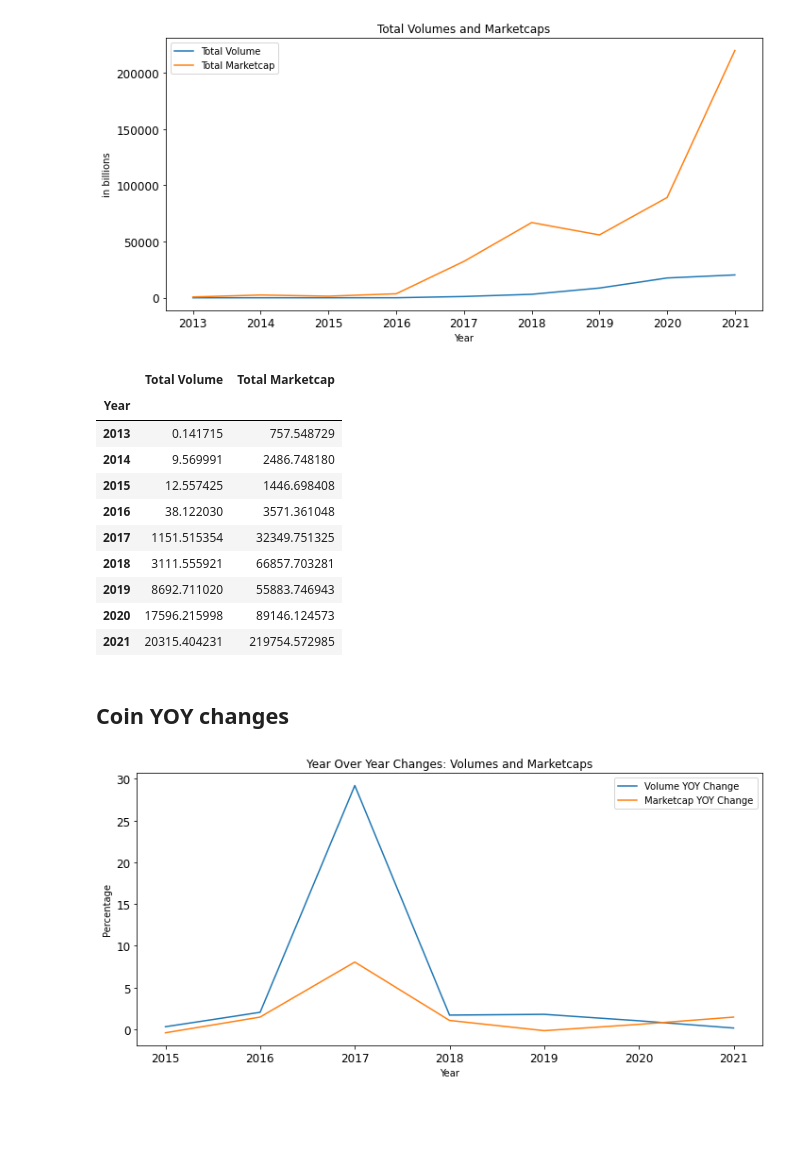
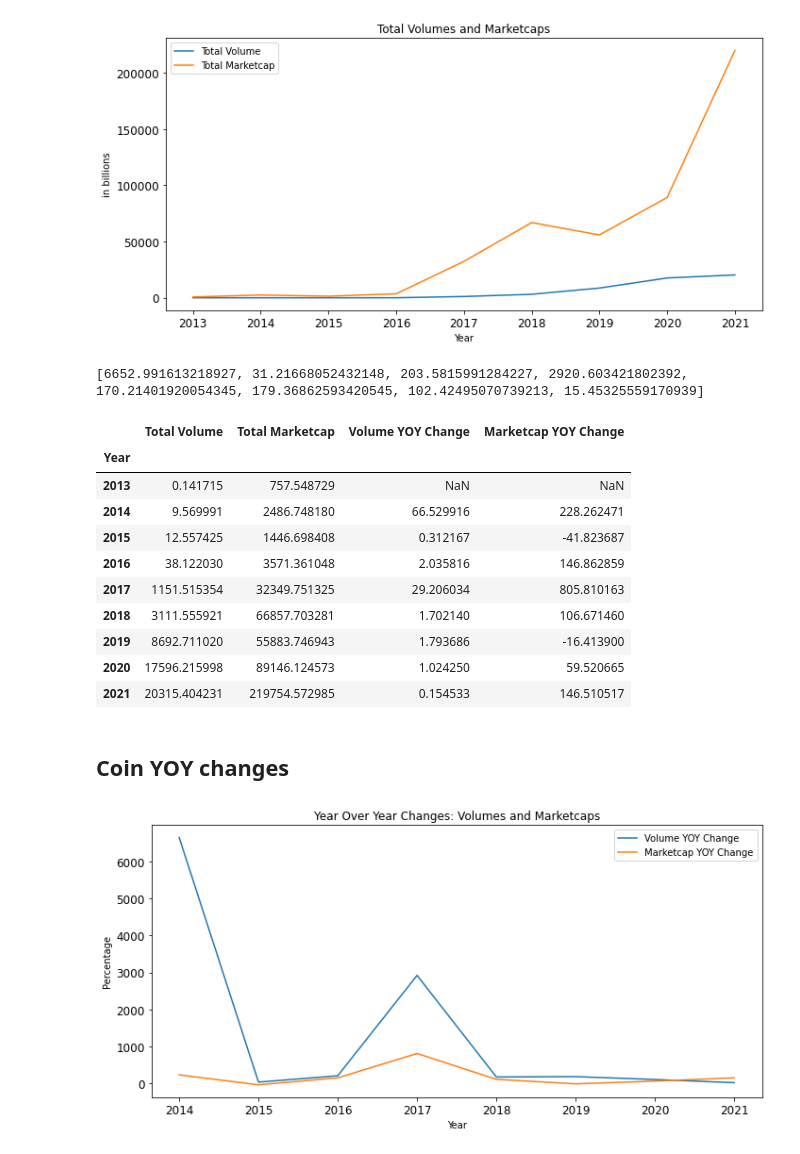
Before and after one commit to WayneJ2/CryptoFutures--Project-1, a Jupyter notebook: CryptoPy_Wayne.ipynb, the cells around one changed output. Cells and saved outputs as stored; diff of their text form; code cells hidden in the pictures; blank space fills up the shorter version.

```diff
--- a/CryptoPy_Wayne.ipynb
+++ b/CryptoPy_Wayne.ipynb
@@ -167,27 +167,41 @@ plt.tight_layout()
 # %% [output]
 [figure]
 # %%
+yoyVol= []
+yoyMC = []
+years = list(totalData_df.index)
+
+for year in years:
+    try:
+        volChange = (totalData_df["Total Volume"][(year+1)] - totalData_df["Total Volume"][year])/totalData_df["Total Volume"][year]
+        mcChange = (totalData_df["Total Volume"][(year+1)] - totalData_df["Total Volume"][year])/totalData_df["Total Volume"][year]
+        yoyVol.append(volChange*100)
+        yoyMC.append(mcChange*100)
+    except (KeyError, IndexError):
+        print()
+print(yoyVol)
 totalData_df
 # %% [output]
+[6652.991613218927, 31.21668052432148, 203.5815991284227, 2920.603421802392, 170.21401920054345, 179.36862593420545, 102.42495070739213, 15.45325559170939]
-|  | Total Volume | Total Marketcap |
-| Year |  |  |
-| 2013 | 0.141715 | 757.548729 |
-| 2014 | 9.569991 | 2486.748180 |
-| 2015 | 12.557425 | 1446.698408 |
-| 2016 | 38.122030 | 3571.361048 |
-| 2017 | 1151.515354 | 32349.751325 |
-| 2018 | 3111.555921 | 66857.703281 |
-| 2019 | 8692.711020 | 55883.746943 |
-| 2020 | 17596.215998 | 89146.124573 |
-| 2021 | 20315.404231 | 219754.572985 |
+|  | Total Volume | Total Marketcap | Volume YOY Change | Marketcap YOY Change |
+| Year |  |  |  |  |
+| 2013 | 0.141715 | 757.548729 | NaN | NaN |
+| 2014 | 9.569991 | 2486.748180 | 66.529916 | 228.262471 |
+| 2015 | 12.557425 | 1446.698408 | 0.312167 | -41.823687 |
+| 2016 | 38.122030 | 3571.361048 | 2.035816 | 146.862859 |
+| 2017 | 1151.515354 | 32349.751325 | 29.206034 | 805.810163 |
+| 2018 | 3111.555921 | 66857.703281 | 1.702140 | 106.671460 |
+| 2019 | 8692.711020 | 55883.746943 | 1.793686 | -16.413900 |
+| 2020 | 17596.215998 | 89146.124573 | 1.024250 | 59.520665 |
+| 2021 | 20315.404231 | 219754.572985 | 0.154533 | 146.510517 |
 # %% [markdown]
 ## Coin YOY changes
 # %%
-totalData_df["Volume YOY Change"] = totalData_df["Total Volume"].pct_change()
-totalData_df["Marketcap YOY Change"] = totalData_df["Total Marketcap"].pct_change()
-yoyData_df = totalData_df[["Volume YOY Change","Marketcap YOY Change"]].loc[2015:2021]
+totalData_df["Volume YOY Change"] = totalData_df["Total Volume"].pct_change()*100
+totalData_df["Marketcap YOY Change"] = totalData_df["Total Marketcap"].pct_change()*100
+yoyData_df = totalData_df[["Volume YOY Change","Marketcap YOY Change"]].loc[2013:2021]
 yoyData_df.plot(title="Year Over Year Changes: Volumes and Marketcaps", ylabel="Percentage",fontsize=12,figsize=(10,5))
 plt.tight_layout()
 # %% [output]
-[figure, old version]
+[figure, new version]
 # %%
```
Also changed, not shown: parts of 2 cells of this notebook, 1 other file.
